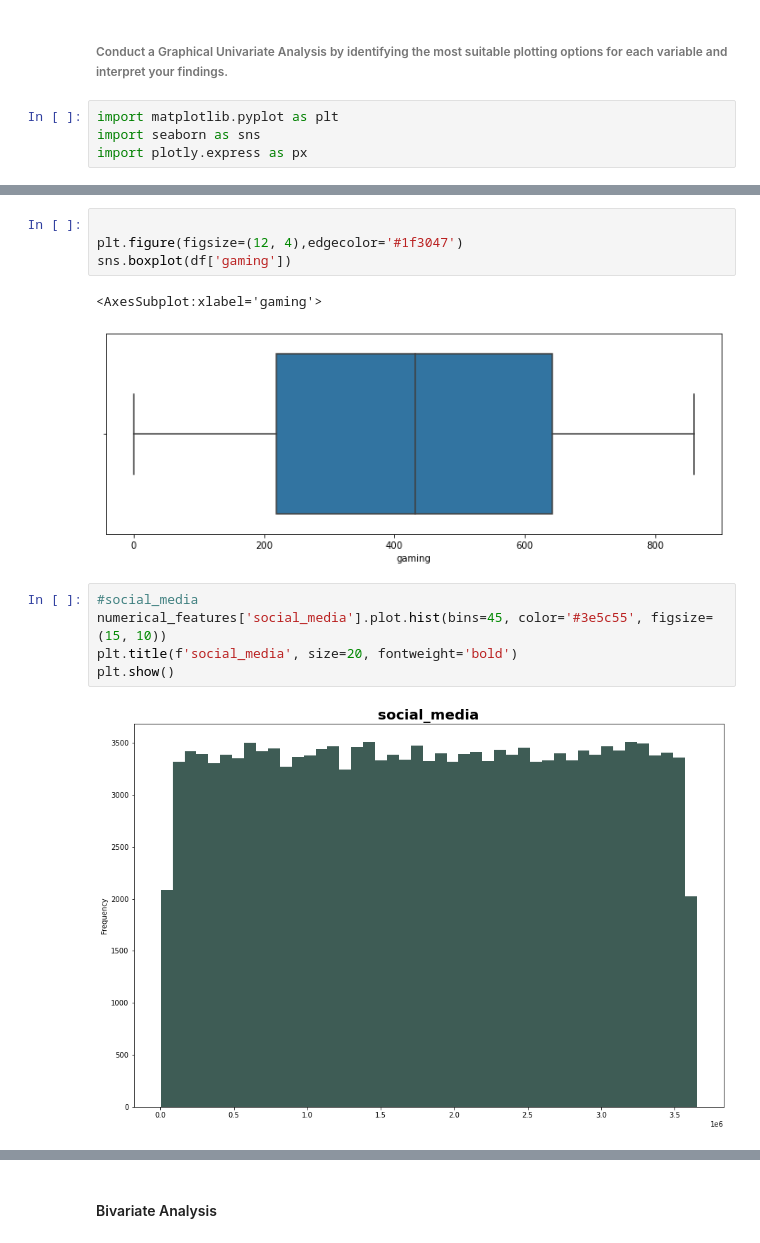
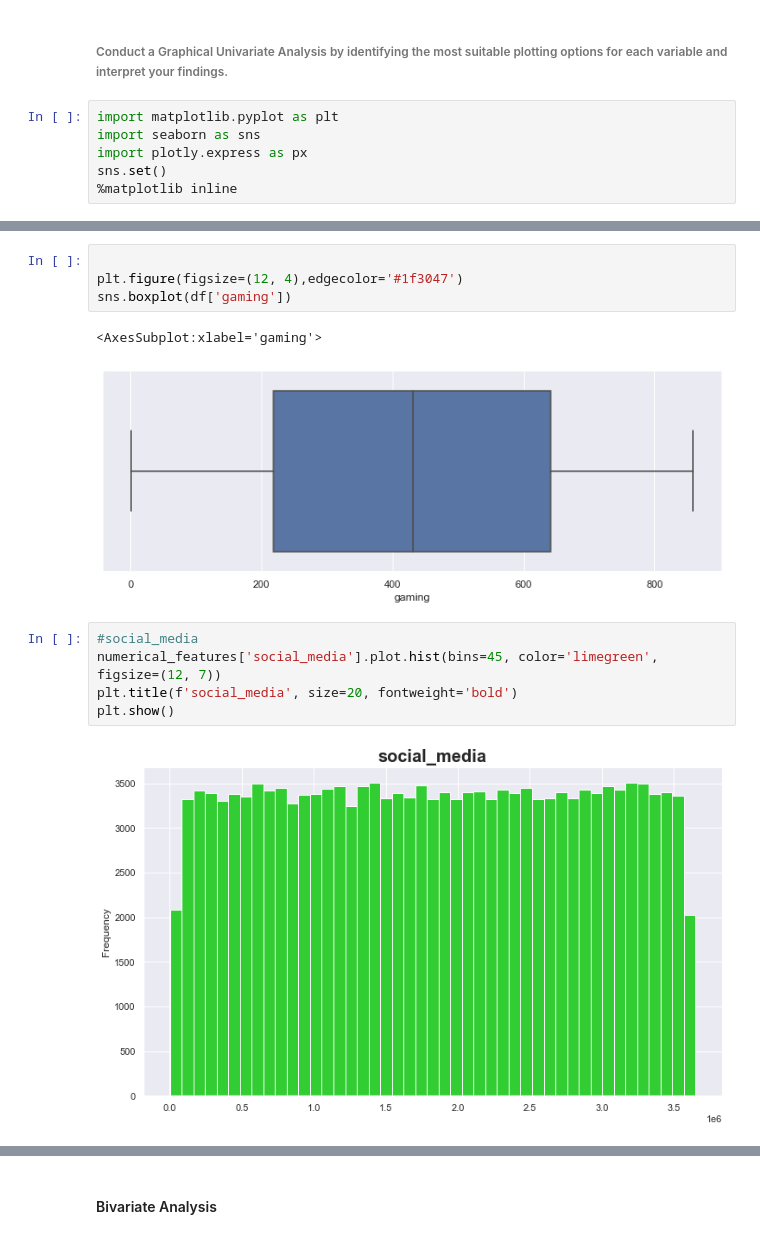
Before and after one commit to Melak2017/Telecommunication-Data-Analysis, a Jupyter notebook: Jup_Notebooks/Data_Exploration.ipynb, the cells around one changed output, grey strips where cells are left out. Cells and saved outputs as stored; diff of their text form.

Commit message:
fixed the issue with hist plot,add aesthetic

```diff
--- a/Jup_Notebooks/Data_Exploration.ipynb
+++ b/Jup_Notebooks/Data_Exploration.ipynb
@@ -216,3 +216,5 @@ cleann.to_csv("../Data/clean_telecom_data_source.csv", index = None,  header=Tru
 import matplotlib.pyplot as plt
 import seaborn as sns
 import plotly.express as px
+sns.set()
+%matplotlib inline
@@ -237,13 +237,13 @@ plt.figure(figsize=(12, 4),edgecolor='#1f3047')
 sns.boxplot(df['gaming'])
 # %% [output]
 <AxesSubplot:xlabel='gaming'>
-[figure, old version]
+[figure, new version]
 # %%
 #social_media
-numerical_features['social_media'].plot.hist(bins=45, color='#3e5c55', figsize=(15, 10))
+numerical_features['social_media'].plot.hist(bins=45, color='limegreen', figsize=(12, 7))
 plt.title(f'social_media', size=20, fontweight='bold')
 plt.show()
 # %% [output]
-[figure, old version]
+[figure, new version]
 # %%
 important_features = [ 'social_media', 'google', 'email', 'youtube', 'netflix','gaming']
```
Also changed, not shown: parts of 7 cells of this notebook.
